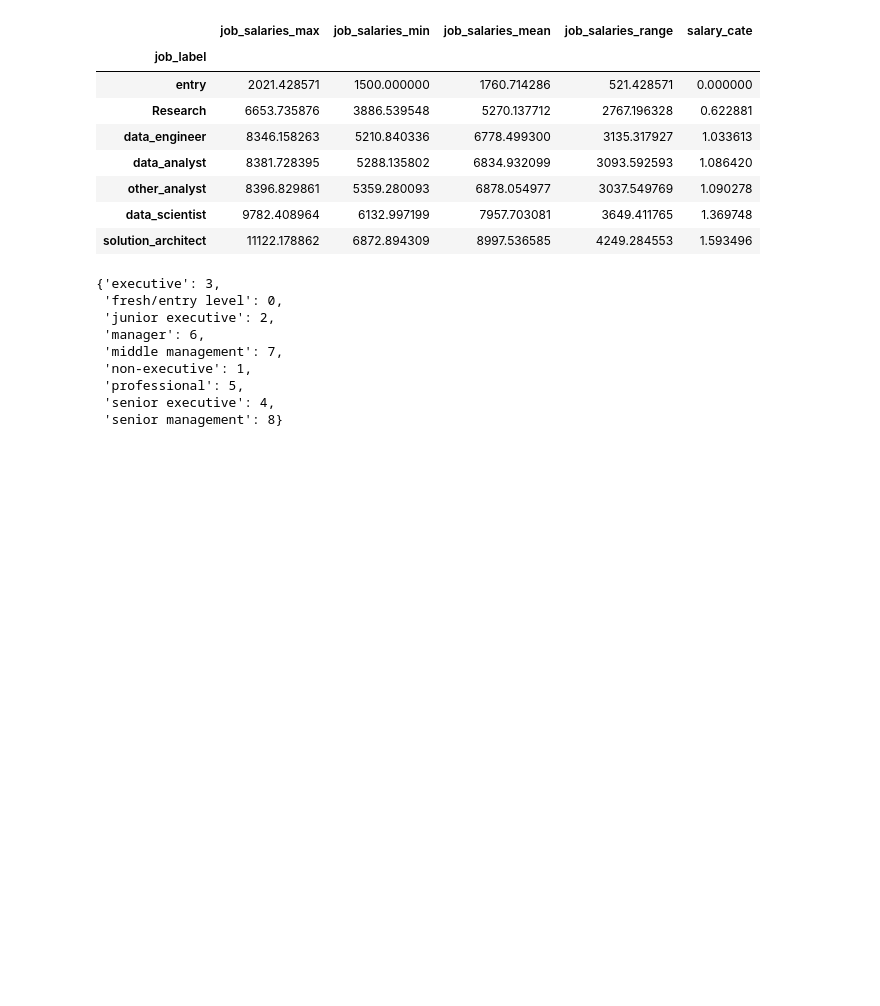
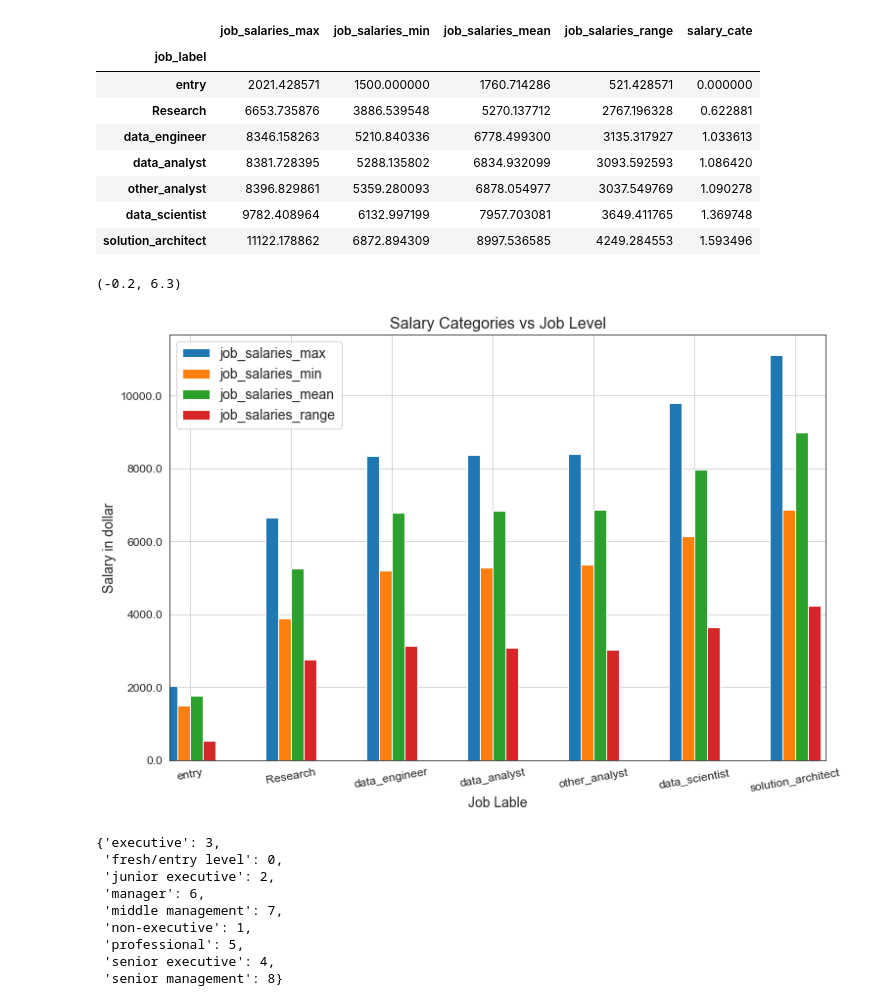
Before and after one commit to Miaowshroom/project-4, a Jupyter notebook: Project_4-randomstate.ipynb, the cells around one changed output. Drawn from its saved outputs; the diff is of its cells as text; code cells hidden in the pictures; blank space fills up the shorter version.

```diff
--- a/Project_4-randomstate.ipynb
+++ b/Project_4-randomstate.ipynb
@@ -360,6 +360,19 @@ q1_jobs.groupby(['job_label']).mean().sort_values(by='job_salaries_max')
 | other_analyst | 8396.829861 | 5359.280093 | 6878.054977 | 3037.549769 | 1.090278 |
 | data_scientist | 9782.408964 | 6132.997199 | 7957.703081 | 3649.411765 | 1.369748 |
 | solution_architect | 11122.178862 | 6872.894309 | 8997.536585 | 4249.284553 | 1.593496 |
+# %%
+q1_jobs.groupby(['job_label']).mean().sort_values(by='job_salaries_max').iloc[:,:-1].plot(figsize=(12,8), kind='bar')
+plt.grid()
+plt.xticks(range(9), ['entry', 'Research', 'data_engineer', 'data_analyst', 'other_analyst', 'data_scientist', 'solution_architect'], size=12, rotation=10)
+plt.yticks(np.linspace(0, 10000, 6), np.linspace(0, 10000, 6), size=12)
+plt.title('Salary Categories vs Job Level', size=16)
+plt.legend( prop={'size': 14})
+plt.xlabel('Job Lable', size=14)
+plt.ylabel('Salary in dollar', size=14)
+plt.xlim(-0.2,6.3)
+# %% [output]
+(-0.2, 6.3)
+[figure, added]
 # %%
 # since the job post may have multiple job level selected, will need to separate the job levels in the same job post.
 # we will use a special tokenizer for other multi-selected feature
```
Also changed, not shown: parts of 20 cells of this notebook.
